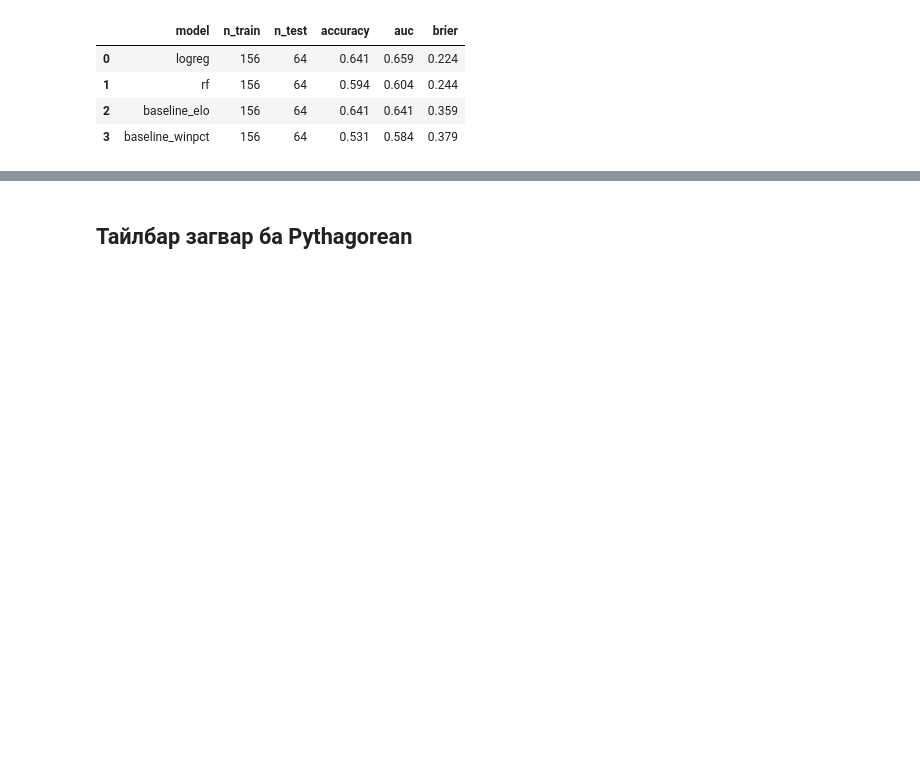
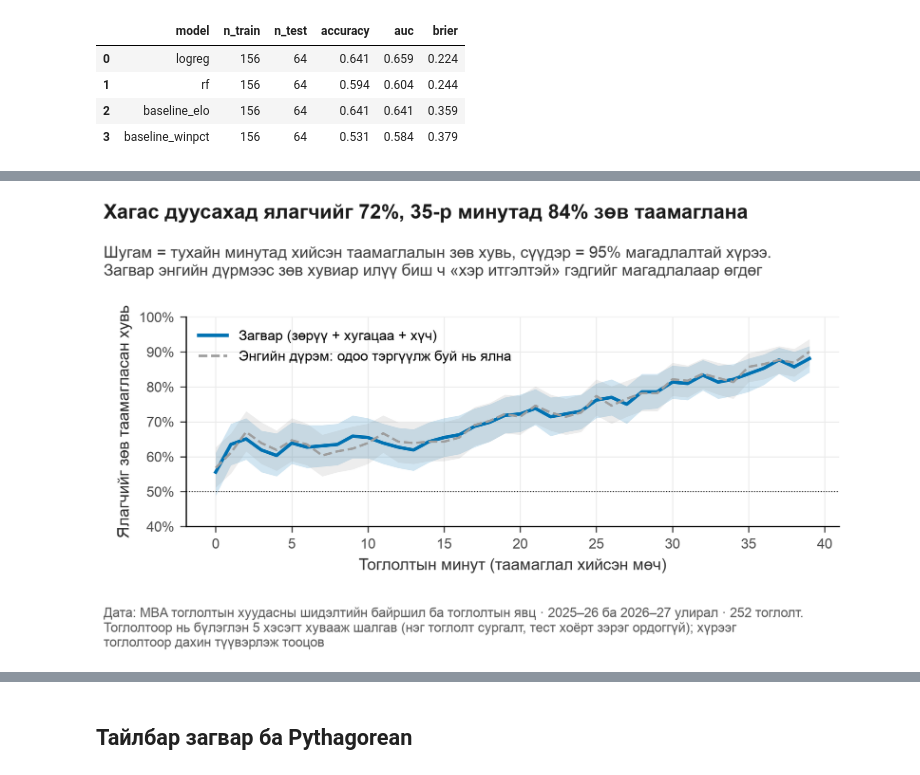
Before and after one commit to batdorj-s/data-visualization-3a, a Jupyter notebook: mba_analysis/notebooks/06_ml.ipynb, the cells around one changed output, grey strips where cells are left out. Cells and saved outputs as stored; diff of their text form; code cells hidden in the pictures; blank space fills up the shorter version.

```diff
--- a/mba_analysis/notebooks/06_ml.ipynb
+++ b/mba_analysis/notebooks/06_ml.ipynb
@@ -87,0 +109,4 @@ show("U06b_calibration")
+# %%
+show("U10_inplay_accuracy")
+# %% [output]
+[figure, added]
```
Also changed, not shown: parts of 19 cells of this notebook, 13 other files.
